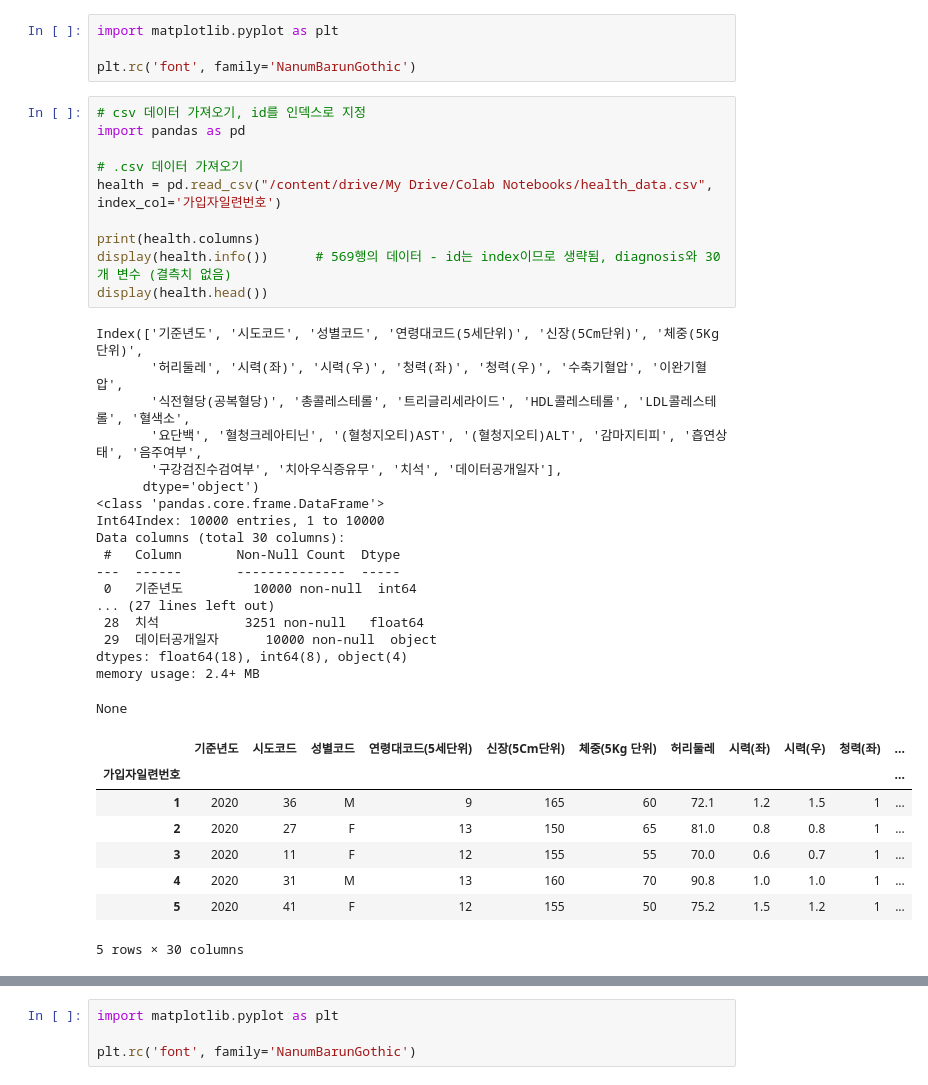
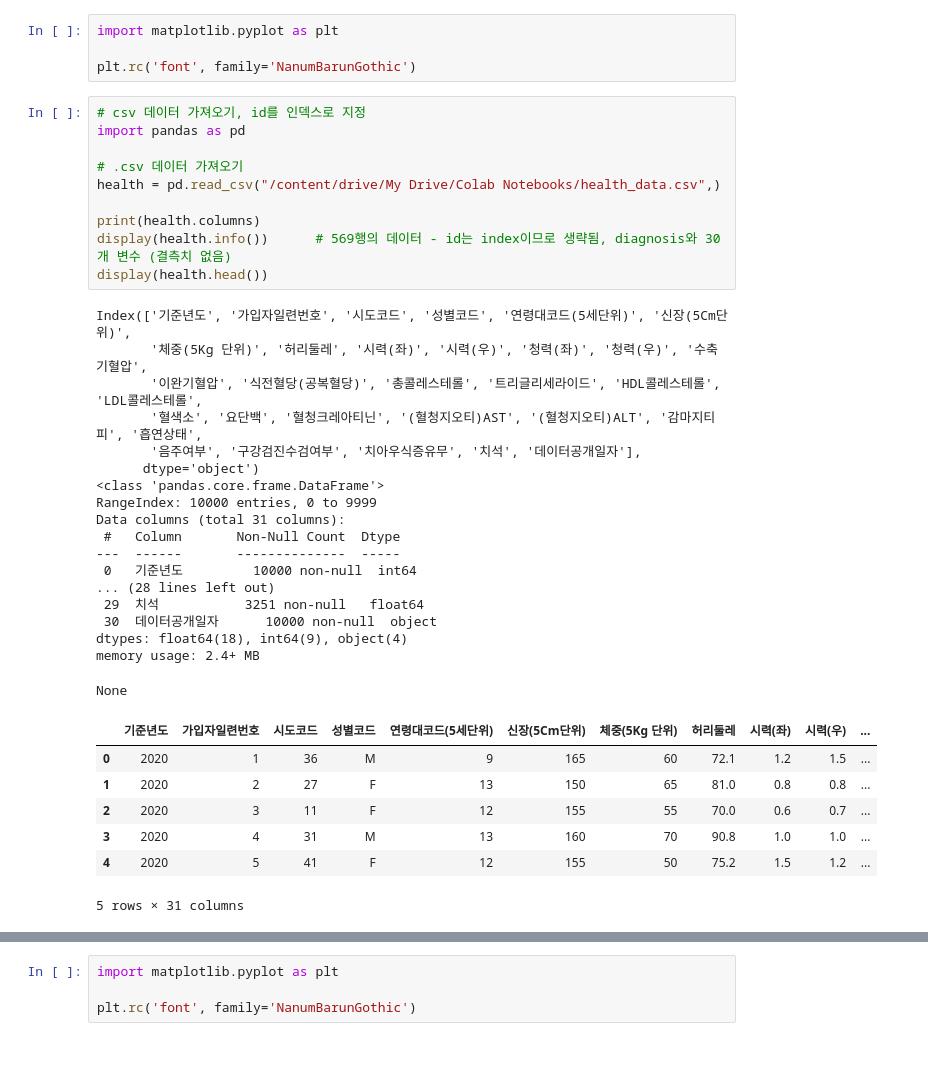
Before and after one commit to Kimjihee05/mining, a Jupyter notebook: 건강검진_분류모델_2015352_김지희.ipynb, the cells around one changed output, grey strips where cells are left out. Drawn from its saved outputs; the diff is of its cells as text; blank space fills up the shorter version.

```diff
--- a/건강검진_분류모델_2015352_김지희.ipynb
+++ b/건강검진_분류모델_2015352_김지희.ipynb
@@ -81,37 +81,36 @@ plt.rc('font', family='NanumBarunGothic')
 # %%
 # csv 데이터 가져오기, id를 인덱스로 지정
 import pandas as pd
 
 # .csv 데이터 가져오기
-health = pd.read_csv("/content/drive/My Drive/Colab Notebooks/health_data.csv", index_col='가입자일련번호')
+health = pd.read_csv("/content/drive/My Drive/Colab Notebooks/health_data.csv",)
 
 print(health.columns)
 display(health.info())      # 569행의 데이터 - id는 index이므로 생략됨, diagnosis와 30개 변수 (결측치 없음)
 display(health.head())
 # %% [output]
-Index(['기준년도', '시도코드', '성별코드', '연령대코드(5세단위)', '신장(5Cm단위)', '체중(5Kg 단위)',
-       '허리둘레', '시력(좌)', '시력(우)', '청력(좌)', '청력(우)', '수축기혈압', '이완기혈압',
-       '식전혈당(공복혈당)', '총콜레스테롤', '트리글리세라이드', 'HDL콜레스테롤', 'LDL콜레스테롤', '혈색소',
-       '요단백', '혈청크레아티닌', '(혈청지오티)AST', '(혈청지오티)ALT', '감마지티피', '흡연상태', '음주여부',
-       '구강검진수검여부', '치아우식증유무', '치석', '데이터공개일자'],
+Index(['기준년도', '가입자일련번호', '시도코드', '성별코드', '연령대코드(5세단위)', '신장(5Cm단위)',
+       '체중(5Kg 단위)', '허리둘레', '시력(좌)', '시력(우)', '청력(좌)', '청력(우)', '수축기혈압',
+       '이완기혈압', '식전혈당(공복혈당)', '총콜레스테롤', '트리글리세라이드', 'HDL콜레스테롤', 'LDL콜레스테롤',
+       '혈색소', '요단백', '혈청크레아티닌', '(혈청지오티)AST', '(혈청지오티)ALT', '감마지티피', '흡연상태',
+       '음주여부', '구강검진수검여부', '치아우식증유무', '치석', '데이터공개일자'],
       dtype='object')
 <class 'pandas.core.frame.DataFrame'>
-Int64Index: 10000 entries, 1 to 10000
-Data columns (total 30 columns):
+RangeIndex: 10000 entries, 0 to 9999
+Data columns (total 31 columns):
  #   Column       Non-Null Count  Dtype
 ---  ------       --------------  -----
  0   기준년도         10000 non-null  int64
-... (27 lines left out)
- 28  치석           3251 non-null   float64
- 29  데이터공개일자      10000 non-null  object
-dtypes: float64(18), int64(8), object(4)
+... (28 lines left out)
+ 29  치석           3251 non-null   float64
+ 30  데이터공개일자      10000 non-null  object
+dtypes: float64(18), int64(9), object(4)
 memory usage: 2.4+ MB
 None
-|  | 기준년도 | 시도코드 | 성별코드 | 연령대코드(5세단위) | 신장(5Cm단위) | 체중(5Kg 단위) | 허리둘레 | 시력(좌) | 시력(우) | 청력(좌) | ... |
-| 가입자일련번호 |  |  |  |  |  |  |  |  |  |  | ... |
-| 1 | 2020 | 36 | M | 9 | 165 | 60 | 72.1 | 1.2 | 1.5 | 1 | ... |
-| 2 | 2020 | 27 | F | 13 | 150 | 65 | 81.0 | 0.8 | 0.8 | 1 | ... |
-| 3 | 2020 | 11 | F | 12 | 155 | 55 | 70.0 | 0.6 | 0.7 | 1 | ... |
-| 4 | 2020 | 31 | M | 13 | 160 | 70 | 90.8 | 1.0 | 1.0 | 1 | ... |
-| 5 | 2020 | 41 | F | 12 | 155 | 50 | 75.2 | 1.5 | 1.2 | 1 | ... |
+|  | 기준년도 | 가입자일련번호 | 시도코드 | 성별코드 | 연령대코드(5세단위) | 신장(5Cm단위) | 체중(5Kg 단위) | 허리둘레 | 시력(좌) | 시력(우) | ... |
+| 0 | 2020 | 1 | 36 | M | 9 | 165 | 60 | 72.1 | 1.2 | 1.5 | ... |
+| 1 | 2020 | 2 | 27 | F | 13 | 150 | 65 | 81.0 | 0.8 | 0.8 | ... |
+| 2 | 2020 | 3 | 11 | F | 12 | 155 | 55 | 70.0 | 0.6 | 0.7 | ... |
+| 3 | 2020 | 4 | 31 | M | 13 | 160 | 70 | 90.8 | 1.0 | 1.0 | ... |
+| 4 | 2020 | 5 | 41 | F | 12 | 155 | 50 | 75.2 | 1.5 | 1.2 | ... |
-5 rows × 30 columns
+5 rows × 31 columns
```
Also changed, not shown: parts of 19 cells of this notebook.
